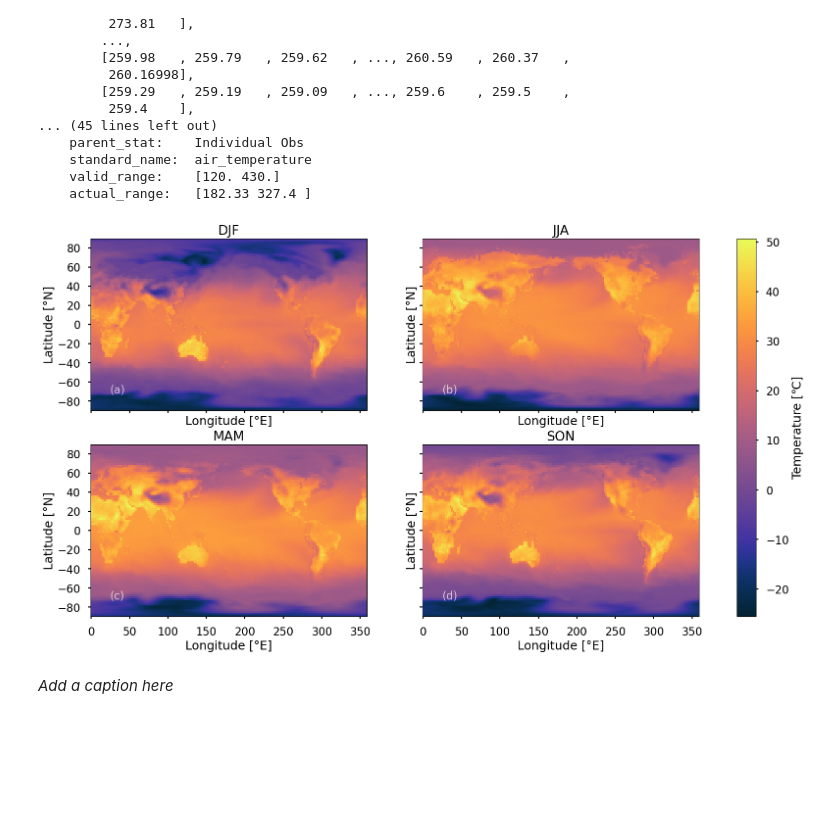
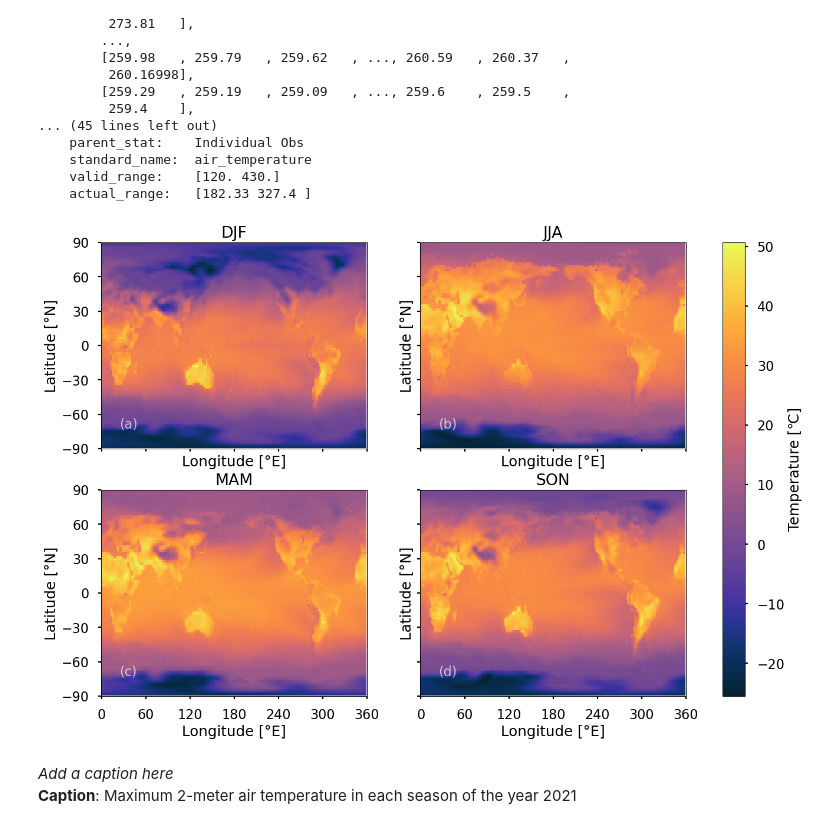
Before and after one commit to match798/G690, a Jupyter notebook: 06_advanced_plotting/06_workalong01_advanced_plotting.ipynb, the cells around one changed output. Drawn from its saved outputs; the diff is of its cells as text; code cells hidden in the pictures; blank space fills up the shorter version.

Commit message:
reorganized the cells and track the data type differences for xarray dataset

```diff
--- a/06_advanced_plotting/06_workalong01_advanced_plotting.ipynb
+++ b/06_advanced_plotting/06_workalong01_advanced_plotting.ipynb
@@ -221,30 +321,38 @@ import numpy as np
 # %%
 """ Make the plot look nice. """
+
 # set the plot style
 plt.style.use('seaborn-v0_8-poster')
 
-fig, axs2d = plt.subplots(2,2, figsize=(20,10), sharex=True, sharey=True)
+# set the colormap
+cmap = cmocean.cm.thermal
 
+# create the multipanel plot
+fig, axs2d = plt.subplots(2,2, figsize=(16,10), sharex=True, sharey=True)
 axs = axs2d.ravel()
 
+# set panel labels
 labels = ['(a)', '(b)', '(c)', '(d)']
 
-# select the season's data
 for ax, season, label in zip(axs, seasons, labels):
-    max_temp_this_season = max_temp_xr.sel(season = season) - 273.15
+    max_temp_this_season = max_temp_xr.sel(season=season) - 273.15
     cplt = ax.pcolormesh(lon, lat, max_temp_this_season, cmap=cmap)
-    #fig.colorbar(cplt, ax=ax, label="Temperature [℃]")
-    ax.set_yticks(np.arange(-80, 100, 20))
+
+    ax.set_title(str(season.values))
     ax.text(0.07, 0.1, label, transform=ax.transAxes, fontsize=16, color='#FFFFFFAA')
+
+    ax.set_yticks(np.arange(-90, 91, 30))
     ax.set_ylabel("Latitude [°N]")
+    ax.set_xticks(np.arange(0, 361, 60))
     ax.set_xlabel("Longitude [°E]")
-    ax.set_title(str(season.values))
+
 
 fig.colorbar(cplt, ax=axs, label="Temperature [℃]")
 #plt.tight_layout()
 plt.savefig("season_max_temp", dpi=300, bbox_inches='tight')
 plt.show()
 # %% [output]
-[figure, old version]
+[figure, new version]
-# %% [markdown]
-*Add a caption here*
+# %% [markdown]
+*Add a caption here*
+**Caption**: Maximum 2-meter air temperature in each season of the year 2021
```
Also changed, not shown: parts of 15 cells of this notebook.
